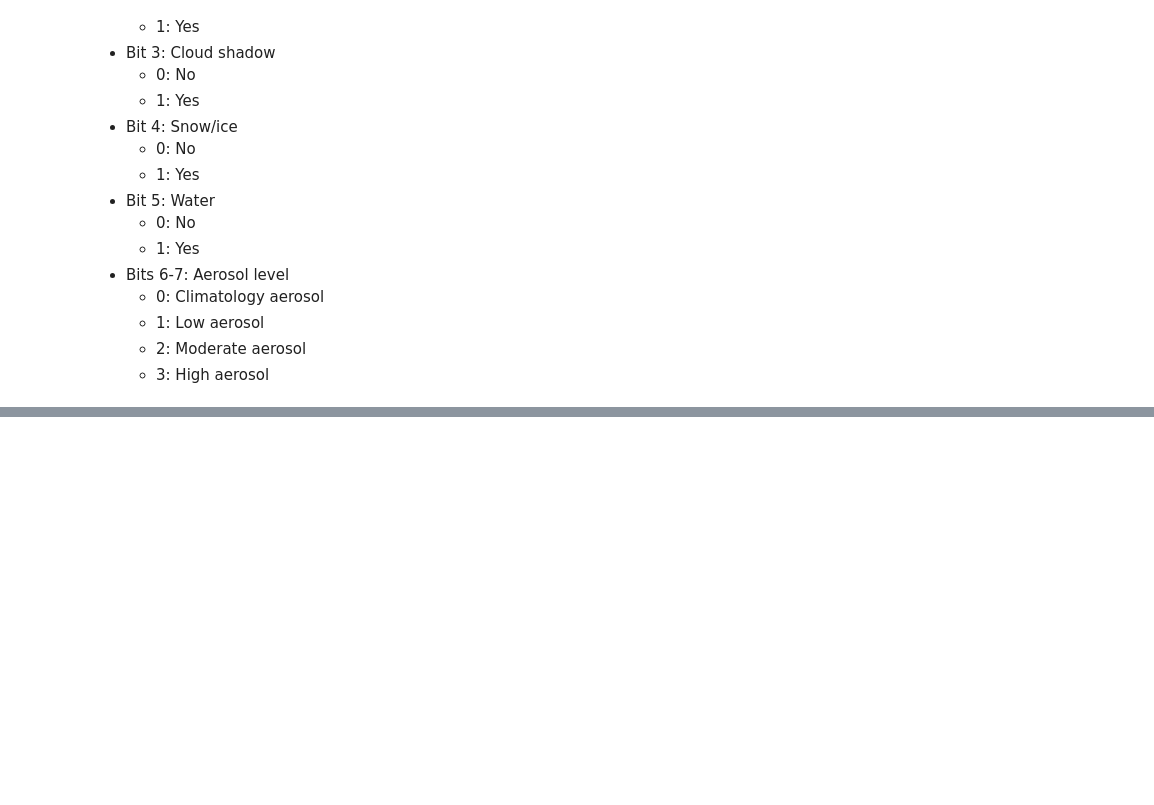
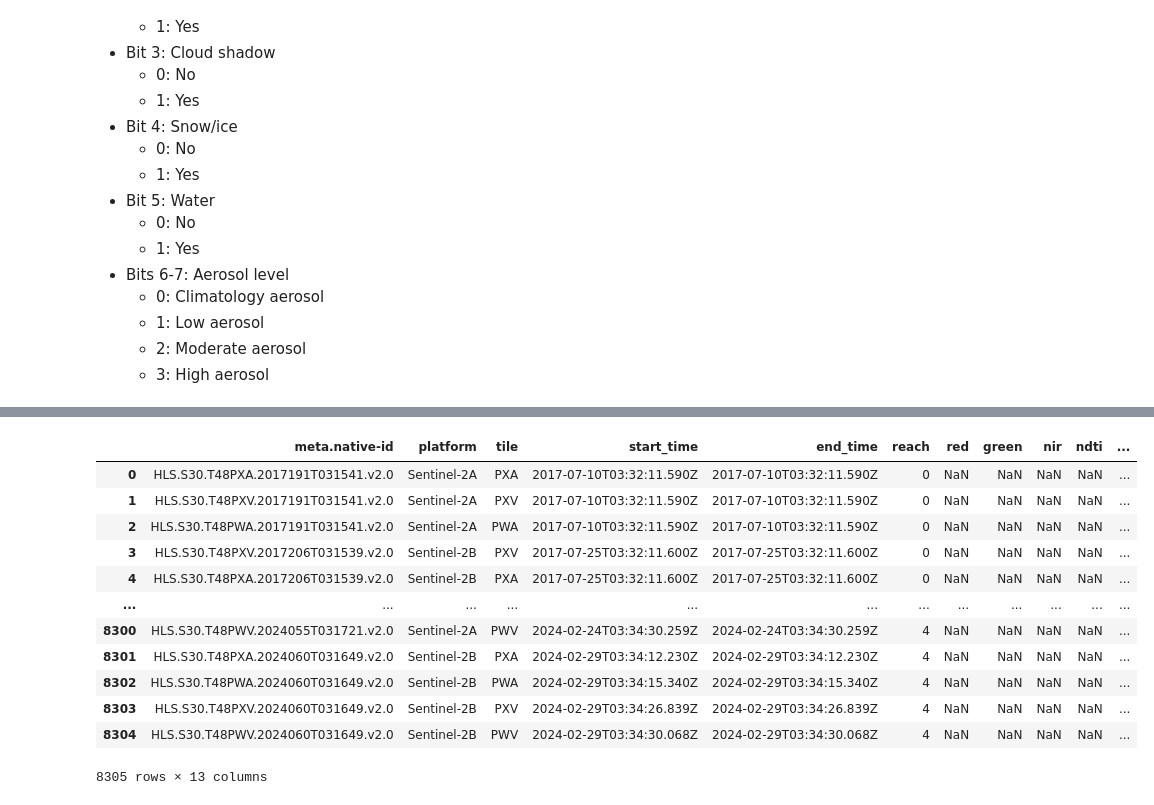
Before and after one commit to UW-GDA/mekong-water-quality, a Jupyter notebook: 02_pull_hls.ipynb, the cells around one changed output, grey strips where cells are left out. Drawn from its saved outputs; the diff is of its cells as text; code cells hidden in the pictures; blank space fills up the shorter version.

```diff
--- a/02_pull_hls.ipynb
+++ b/02_pull_hls.ipynb
@@ -307,0 +301,14 @@ np.nanmedian(ndti(reach_0.where(cloud_mask)).values)
+# %%
+# Run for an entire year.
+# 502 granules. That's quite a few.
+# This may take many hours to run.
+# I might have to update some things to run more than one year.
+# Let's start with this.
+temporal = ("2017-07-01T00:00:00", "2024-10-01T23:59:59")
+results = earthaccess.search_data(
+    short_name=['HLSS30'],
+    bounding_box=bounds_latlon,
+    temporal=temporal
+)
+results_df = pd.json_normalize(results)
+results_df
@@ -307,0 +330,60 @@ np.nanmedian(ndti(reach_0.where(cloud_mask)).values)
+# %%
+# set up dataframe to store data
+# Add column for each river reach
+results_df[0] = np.nan
+results_df[1] = np.nan
+results_df[2] = np.nan
+results_df[3] = np.nan
+results_df[4] = np.nan
+
+# clean some stuff up
+results_df['platform'] = [p[0]['ShortName'] for p in results_df['umm.Platforms']]
+results_df['tile'] = [id[11:14] for id in results_df['meta.native-id']]
+results_df['start_time'] = results_df['umm.TemporalExtent.RangeDateTime.BeginningDateTime']
+results_df['end_time'] = results_df['umm.TemporalExtent.RangeDateTime.EndingDateTime']
+
+## reshape to get one row for each reach
+id_vars = [
+    'meta.native-id',
+    'platform',
+    'tile',
+    'start_time',
+    'end_time',
+]
+
+value_vars = [
+    0, # these are reach ids. data will go here.
+    1,
+    2,
+    3,
+    4,
+]
+
+results_df_long = results_df.melt(id_vars = id_vars,
+                             value_vars = value_vars,
+                             var_name = 'reach',
+                             value_name = 'red')
+
+# add columns for other variables
+results_df_long['green'] = np.nan
+results_df_long['nir'] = np.nan
+results_df_long['ndti'] = np.nan
+results_df_long['ndci'] = np.nan
+results_df_long['qc_fail_pixels'] = np.nan
+results_df_long['total_pixels'] = np.nan
+
+results_df_long
+# %% [output]
+|  | meta.native-id | platform | tile | start_time | end_time | reach | red | green | nir | ndti | ... |
+| 0 | HLS.S30.T48PXA.2017191T031541.v2.0 | Sentinel-2A | PXA | 2017-07-10T03:32:11.590Z | 2017-07-10T03:32:11.590Z | 0 | NaN | NaN | NaN | NaN | ... |
+| 1 | HLS.S30.T48PXV.2017191T031541.v2.0 | Sentinel-2A | PXV | 2017-07-10T03:32:11.590Z | 2017-07-10T03:32:11.590Z | 0 | NaN | NaN | NaN | NaN | ... |
+| 2 | HLS.S30.T48PWA.2017191T031541.v2.0 | Sentinel-2A | PWA | 2017-07-10T03:32:11.590Z | 2017-07-10T03:32:11.590Z | 0 | NaN | NaN | NaN | NaN | ... |
+| 3 | HLS.S30.T48PXV.2017206T031539.v2.0 | Sentinel-2B | PXV | 2017-07-25T03:32:11.600Z | 2017-07-25T03:32:11.600Z | 0 | NaN | NaN | NaN | NaN | ... |
+| 4 | HLS.S30.T48PXA.2017206T031539.v2.0 | Sentinel-2B | PXA | 2017-07-25T03:32:11.600Z | 2017-07-25T03:32:11.600Z | 0 | NaN | NaN | NaN | NaN | ... |
+| ... | ... | ... | ... | ... | ... | ... | ... | ... | ... | ... | ... |
+| 8300 | HLS.S30.T48PWV.2024055T031721.v2.0 | Sentinel-2A | PWV | 2024-02-24T03:34:30.259Z | 2024-02-24T03:34:30.259Z | 4 | NaN | NaN | NaN | NaN | ... |
+| 8301 | HLS.S30.T48PXA.2024060T031649.v2.0 | Sentinel-2B | PXA | 2024-02-29T03:34:12.230Z | 2024-02-29T03:34:12.230Z | 4 | NaN | NaN | NaN | NaN | ... |
+| 8302 | HLS.S30.T48PWA.2024060T031649.v2.0 | Sentinel-2B | PWA | 2024-02-29T03:34:15.340Z | 2024-02-29T03:34:15.340Z | 4 | NaN | NaN | NaN | NaN | ... |
+| 8303 | HLS.S30.T48PXV.2024060T031649.v2.0 | Sentinel-2B | PXV | 2024-02-29T03:34:26.839Z | 2024-02-29T03:34:26.839Z | 4 | NaN | NaN | NaN | NaN | ... |
+| 8304 | HLS.S30.T48PWV.2024060T031649.v2.0 | Sentinel-2B | PWV | 2024-02-29T03:34:30.068Z | 2024-02-29T03:34:30.068Z | 4 | NaN | NaN | NaN | NaN | ... |
+8305 rows × 13 columns
```
Also changed, not shown: parts of 20 cells of this notebook, 6 other files.
